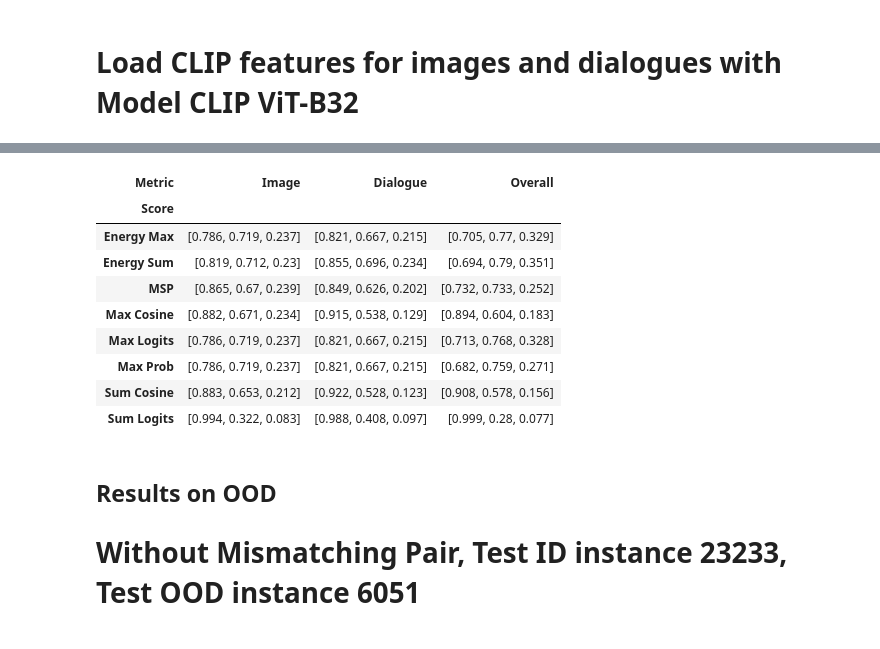
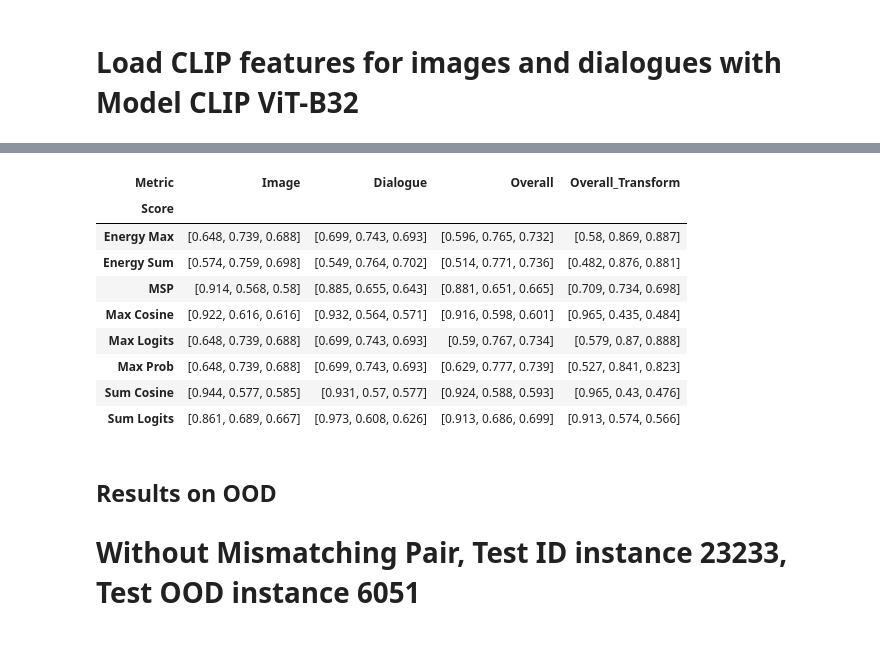
Before and after one commit to wfyitf/multimodal_ood, a Jupyter notebook: notebooks/clip_qa.ipynb, the cells around one changed output, grey strips where cells are left out. Cells and saved outputs as stored; diff of their text form; code cells hidden in the pictures.

```diff
--- a/notebooks/clip_qa.ipynb
+++ b/notebooks/clip_qa.ipynb
@@ -72,5 +171,5 @@ for category_a in new_supercategories:
 # %%
-ood_category = ['tableware']
+ood_category = ['indoor']
 ind_category = [x for x in data_loader.supercategories if x not in ood_category]
 df_table['OOD'] = df_table['supercategory'].apply(lambda x: 1 if any(item in x for item in ind_category) else 0)
 df_table['OOD'].value_counts()
@@ -208,7 +308,8 @@ import torch.optim as optim
 from models.DNN import model
 
 image_model_loader = model.model_loader(logger=logger,
-                                  num_epochs=6,
+                                  num_epochs=10,
+                                  output_size=len(ind_category),
                                   learning_rate=0.001,
                                   proportion = 0.8,
                                   seed = 20)
@@ -217,6 +318,7 @@ image_model_loader = model.model_loader(logger=logger,
 # %%
 dialogue_model_loader = model.model_loader(logger=logger,
-                                    num_epochs=6,
+                                    num_epochs=10,
+                                    output_size=len(ind_category),
                                     learning_rate=0.001,
                                     seed = 20)
 # %% [output]
@@ -270,7 +372,9 @@ for score_type in score_type_list:
     df_test[f'{score_type}_sum_image_tranform'] = 4 * df_test['image_text_similarity'] * df_test[f'{score_type}_sum_image']
     df_test[f'{score_type}_sum_dialogue_tranform'] = 4 * df_test['image_text_similarity'] * df_test[f'{score_type}_sum_dialogue']
 
-    df_test[f'{score_type}_overall_simialrity_max'] =  df_test[f'{score_type}_max_image_tranform'] + df_test[f'{score_type}_max_dialogue_tranform']
+    df_test[f'{score_type}_overall_simialrity_max'] = df_test[f'{score_type}_max_image'] + df_test[f'{score_type}_max_dialogue']
+    df_test[f'{score_type}_overall_simialrity_max_transform'] =  df_test[f'{score_type}_max_image_tranform'] + df_test[f'{score_type}_max_dialogue_tranform']
     if score_type in ["energy", "logits"]:
-        df_test[f'{score_type}_overall_simialrity_sum'] = df_test[f'{score_type}_sum_image_tranform'] + df_test[f'{score_type}_sum_dialogue_tranform']
+        df_test[f'{score_type}_overall_simialrity_sum'] = df_test[f'{score_type}_sum_image'] + df_test[f'{score_type}_sum_dialogue']
+        df_test[f'{score_type}_overall_simialrity_sum_transform'] = df_test[f'{score_type}_sum_image_tranform'] + df_test[f'{score_type}_sum_dialogue_tranform']
 # %% [output]
@@ -325,69 +429,77 @@ metric_functions = {
     "Max Cosine": {
         "Image": eval_dict('image_score_max'),
         "Dialogue": eval_dict('dialogue_score_max'),
-        "Overall": eval_dict('overall_simialrity')
+        "Overall": eval_dict('overall_simialrity'),
+        "Overall_Transform": eval_dict('overall_simialrity_transform')
     },
     "Sum Cosine": {
         "Image": eval_dict('image_score'),
         "Dialogue": eval_dict('dialogue_score'),
-        "Overall": eval_dict('overall_simialrity_sum')
+        "Overall": eval_dict('overall_simialrity_sum'),
+        "Overall_Transform": eval_dict('overall_simialrity_transform_sum')
     },
     "Energy Sum": {
         "Image": eval_dict('energy_sum_image'),
         "Dialogue": eval_dict('energy_sum_dialogue'),
-        "Overall": eval_dict('energy_overall_simialrity_sum')
+        "Overall": eval_dict('energy_overall_simialrity_sum'),
+        "Overall_Transform": eval_dict('energy_overall_simialrity_sum_transform')
     },
     "Energy Max": {
         "Image": eval_dict('energy_max_image'),
         "Dialogue": eval_dict('energy_max_dialogue'),
-        "Overall": eval_dict('energy_overall_simialrity_max')
+        "Overall": eval_dict('energy_overall_simialrity_max'),
+        "Overall_Transform": eval_dict('energy_overall_simialrity_max_transform')
     },
     "MSP": {
         "Image": eval_dict('msp_max_image'),
         "Dialogue": eval_dict('msp_max_dialogue'),
-        "Overall": eval_dict('msp_overall_simialrity_max')
+        "Overall": eval_dict('msp_overall_simialrity_max'),
+        "Overall_Transform": eval_dict('msp_overall_simialrity_max_transform')
     },
     "Max Prob": {
         "Image": eval_dict('mp_max_image'),
         "Dialogue": eval_dict('mp_max_dialogue'),
-        "Overall": eval_dict('mp_overall_simialrity_max')
+        "Overall": eval_dict('mp_overall_simialrity_max'),
+        "Overall_Transform": eval_dict('mp_overall_simialrity_max_transform')
     },
     "Max Logits": {
         "Image": eval_dict('logits_max_image'),
         "Dialogue": eval_dict('logits_max_dialogue'),
-        "Overall": eval_dict('logits_overall_simialrity_max')
+        "Overall": eval_dict('logits_overall_simialrity_max'),
+        "Overall_Transform": eval_dict('logits_overall_simialrity_max_transform')
     },
     "Sum Logits": {
         "Image": eval_dict('logits_sum_image'),
         "Dialogue": eval_dict('logits_sum_dialogue'),
-        "Overall": eval_dict('logits_overall_simialrity_sum')
+        "Overall": eval_dict('logits_overall_simialrity_sum'),
+        "Overall_Transform": eval_dict('logits_overall_simialrity_sum_transform')
     }
 }
 
 # Loop through each metric and calculate values
 for score, items in metric_functions.items():
     scores.extend([score] * len(items) * 3)
     for metric, funcs in items.items():
         metrics.extend([metric] * len(funcs))
         values.extend([func(df_test) for func in funcs.values()])
 
 # Create DataFrame
 df = pd.DataFrame({"Metric": metrics, "Value": values, "Score": scores})
 df['Value'] = df['Value'].apply(lambda x: round(x, 3))
 #df_grouped = df.groupby('Metric')['Value'].apply(list).reset_index()
 result = df.groupby(['Metric', 'Score'])['Value'].agg(list).unstack().transpose()
-result[['Image', 'Dialogue', 'Overall']]
+result[['Image', 'Dialogue', 'Overall', 'Overall_Transform']]
 # %% [output]
-| Metric | Image | Dialogue | Overall |
-| Score |  |  |  |
-| Energy Max | [0.786, 0.719, 0.237] | [0.821, 0.667, 0.215] | [0.705, 0.77, 0.329] |
-| Energy Sum | [0.819, 0.712, 0.23] | [0.855, 0.696, 0.234] | [0.694, 0.79, 0.351] |
-| MSP | [0.865, 0.67, 0.239] | [0.849, 0.626, 0.202] | [0.732, 0.733, 0.252] |
-| Max Cosine | [0.882, 0.671, 0.234] | [0.915, 0.538, 0.129] | [0.894, 0.604, 0.183] |
-| Max Logits | [0.786, 0.719, 0.237] | [0.821, 0.667, 0.215] | [0.713, 0.768, 0.328] |
-| Max Prob | [0.786, 0.719, 0.237] | [0.821, 0.667, 0.215] | [0.682, 0.759, 0.271] |
-| Sum Cosine | [0.883, 0.653, 0.212] | [0.922, 0.528, 0.123] | [0.908, 0.578, 0.156] |
-| Sum Logits | [0.994, 0.322, 0.083] | [0.988, 0.408, 0.097] | [0.999, 0.28, 0.077] |
+| Metric | Image | Dialogue | Overall | Overall_Transform |
+| Score |  |  |  |  |
+| Energy Max | [0.648, 0.739, 0.688] | [0.699, 0.743, 0.693] | [0.596, 0.765, 0.732] | [0.58, 0.869, 0.887] |
+| Energy Sum | [0.574, 0.759, 0.698] | [0.549, 0.764, 0.702] | [0.514, 0.771, 0.736] | [0.482, 0.876, 0.881] |
+| MSP | [0.914, 0.568, 0.58] | [0.885, 0.655, 0.643] | [0.881, 0.651, 0.665] | [0.709, 0.734, 0.698] |
+| Max Cosine | [0.922, 0.616, 0.616] | [0.932, 0.564, 0.571] | [0.916, 0.598, 0.601] | [0.965, 0.435, 0.484] |
+| Max Logits | [0.648, 0.739, 0.688] | [0.699, 0.743, 0.693] | [0.59, 0.767, 0.734] | [0.579, 0.87, 0.888] |
+| Max Prob | [0.648, 0.739, 0.688] | [0.699, 0.743, 0.693] | [0.629, 0.777, 0.739] | [0.527, 0.841, 0.823] |
+| Sum Cosine | [0.944, 0.577, 0.585] | [0.931, 0.57, 0.577] | [0.924, 0.588, 0.593] | [0.965, 0.43, 0.476] |
+| Sum Logits | [0.861, 0.689, 0.667] | [0.973, 0.608, 0.626] | [0.913, 0.686, 0.699] | [0.913, 0.574, 0.566] |
 # %% [markdown]
 ## Results on OOD
 
```
Also changed, not shown: parts of 22 cells of this notebook.
